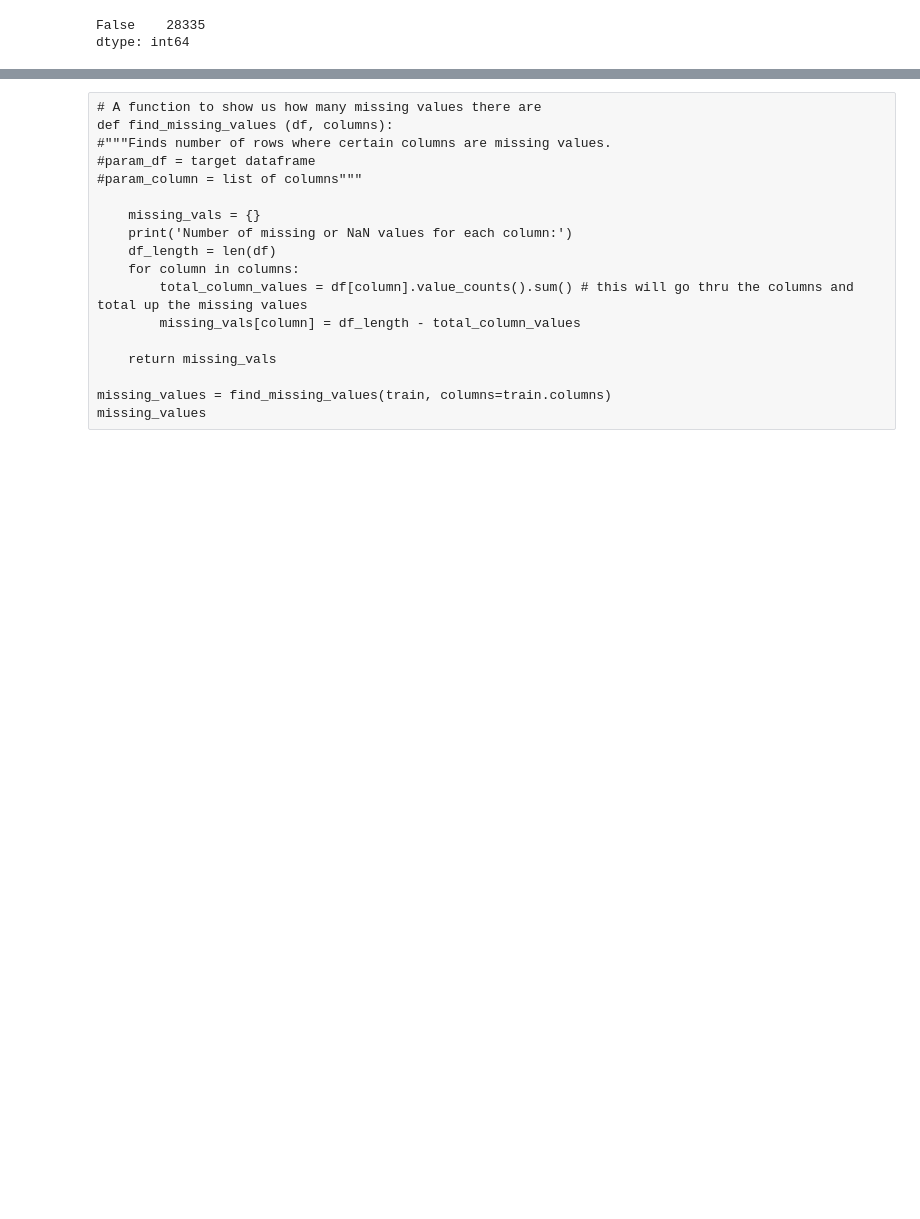
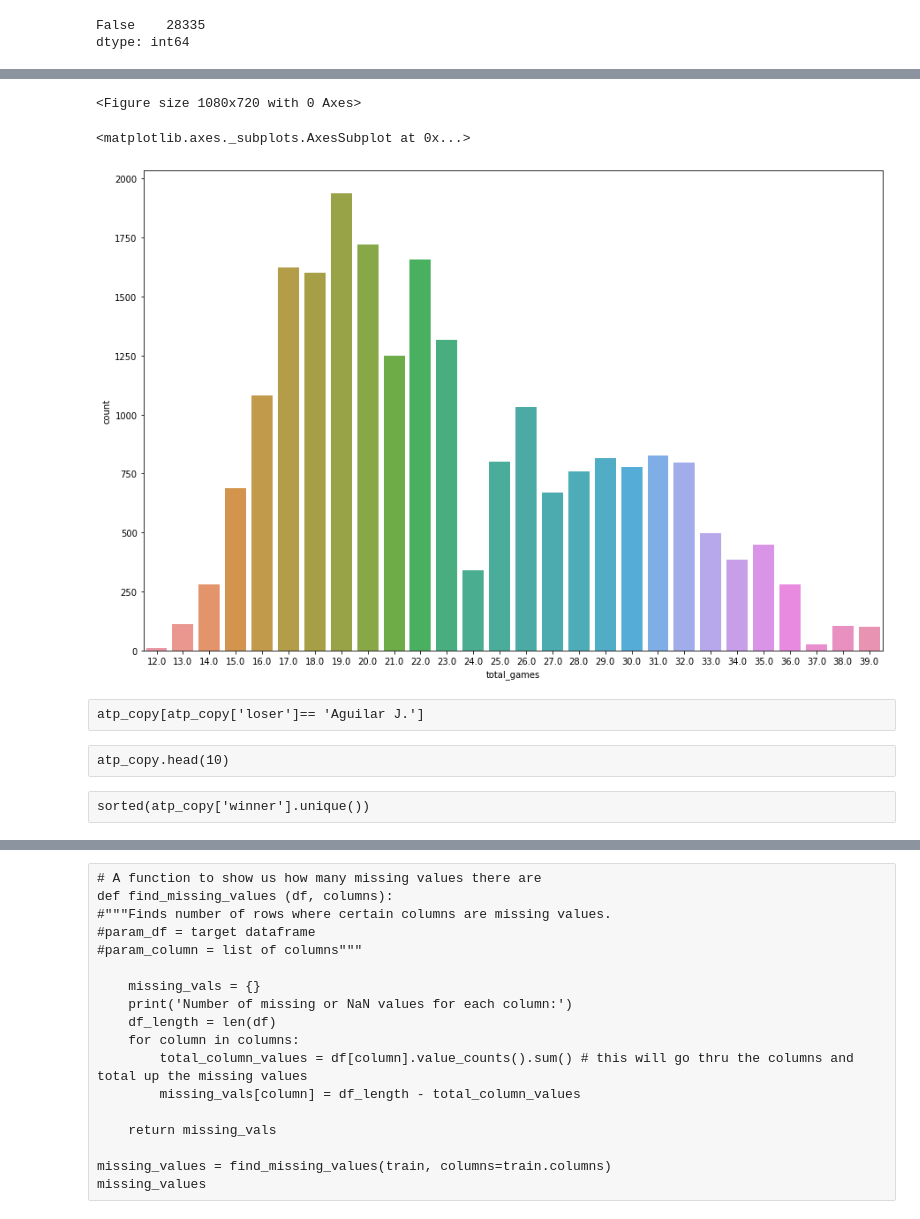
Before and after one commit to CommanderPoe/tennis-prediction, a Jupyter notebook: tennis-prediction.ipynb, the cells around one changed output, grey strips where cells are left out. Saved outputs shown, nothing was run; the diff lists cells and outputs as text; code cells hidden in the pictures; blank space fills up the shorter version.

```diff
--- a/tennis-prediction.ipynb
+++ b/tennis-prediction.ipynb
@@ -216,0 +368,4 @@ KeyError: 'AvgW'
+# %%
+# Creating out target column which is going to be the amount of games / match
+
+atp_copy['total_games'] = atp_copy['w1']+atp_copy['w2']+atp_copy['w3']+atp_copy['l1']+atp_copy['l2']+atp_copy['l3']
@@ -216,0 +392,8 @@ KeyError: 'AvgW'
+# %%
+plt.figure(figsize= (15,10))
+
+sns.countplot(data= atp_copy, x= 'total_games')
+# %% [output]
+<Figure size 1080x720 with 0 Axes>
+<matplotlib.axes._subplots.AxesSubplot at 0x...>
+[figure, added]
@@ -216,0 +403,6 @@ KeyError: 'AvgW'
+# %% [raw]
+atp_copy[atp_copy['loser']== 'Aguilar J.']
+# %% [raw]
+atp_copy.head(10)
+# %% [raw]
+sorted(atp_copy['winner'].unique())
```
Also changed, not shown: parts of 129 cells of this notebook.
